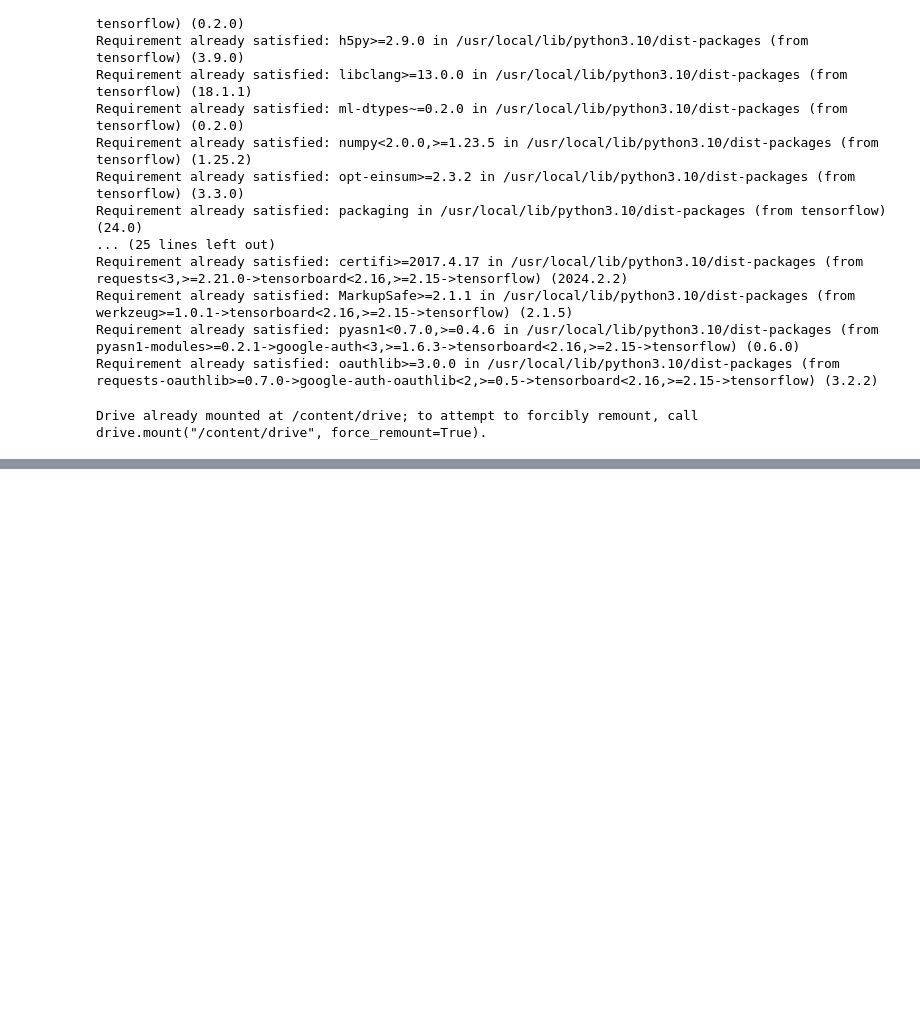
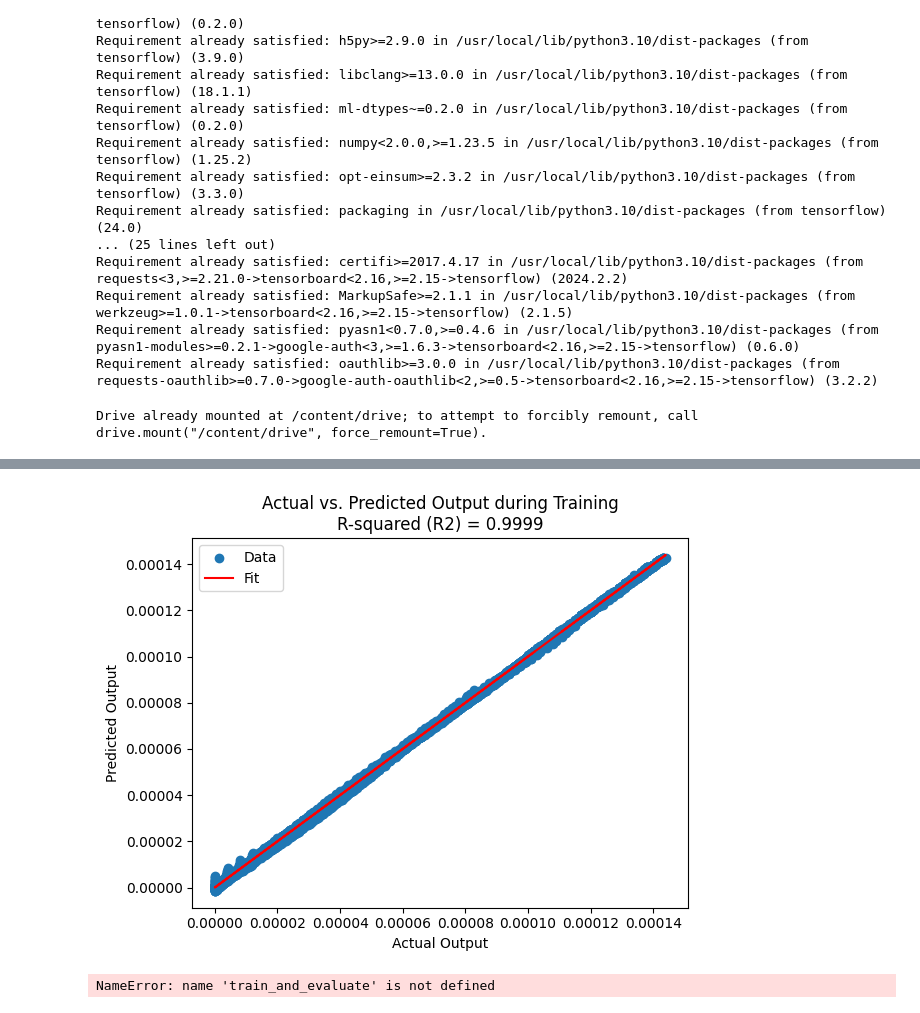
Before and after one commit to PrinscaK/Project, a Jupyter notebook: Project.ipynb, the cells around one changed output, grey strips where cells are left out. Saved outputs shown, nothing was run; the diff lists cells and outputs as text; code cells hidden in the pictures; blank space fills up the shorter version.

```diff
--- a/Project.ipynb
+++ b/Project.ipynb
@@ -134,0 +129,22 @@ model.save('/content/drive/MyDrive/your_model.h5')  # Replace 'your_model.h5' wi
+# %%
+from sklearn.metrics import r2_score
+
+# Get predictions on the training data
+predictions = model.predict(X_train)
+
+# Inverse transform the scaled predictions and actual outputs to get them back to their original scales
+predictions = scaler_output.inverse_transform(predictions)
+actual_outputs = scaler_output.inverse_transform(y_train)
+
+# Calculate R-squared (R2) value
+r2_value = r2_score(actual_outputs, predictions)
+
+# Plot scatter plot
+plt.scatter(actual_outputs, predictions, label='Data')  # Label for data points
+plt.plot(actual_outputs, actual_outputs, color='red', linestyle='-', label='Fit')  # Regression line as a straight line
+plt.xlabel('Actual Output')
+plt.ylabel('Predicted Output')
+plt.title(f'Actual vs. Predicted Output during Training\nR-squared (R2) = {r2_value:.4f}')  # Set title with R2 value
+plt.legend()  # Show legend
+plt.show()
+# %% [output]
@@ -134,0 +152,23 @@ model.save('/content/drive/MyDrive/your_model.h5')  # Replace 'your_model.h5' wi
+[figure, added]
+# %%
+# Define the number of epochs to evaluate
+epochs_list = [10, 37, 59, 87, 125]
+
+# Create an empty DataFrame to store results
+results_df = pd.DataFrame(columns=['Epochs', 'Train MSE', 'Train R2', 'Test MSE', 'Test R2'])
+
+# Iterate over different numbers of epochs
+for epochs in epochs_list:
+    # Train and evaluate the model
+    train_mse, train_r2, test_mse, test_r2 = train_and_evaluate(X_train, y_train, X_test, y_test, epochs)
+    # Append results to DataFrame
+    results_df = pd.concat([results_df, pd.DataFrame({'Epochs': [epochs],
+                                                      'Train MSE': [train_mse],
+                                                      'Train R2': [train_r2],
+                                                      'Test MSE': [test_mse],
+                                                      'Test R2': [test_r2]})], ignore_index=True)
+
+# Display results
+print(results_df)
+# %% [output]
+NameError: name 'train_and_evaluate' is not defined
```
Also changed, not shown: parts of 9 cells of this notebook.
